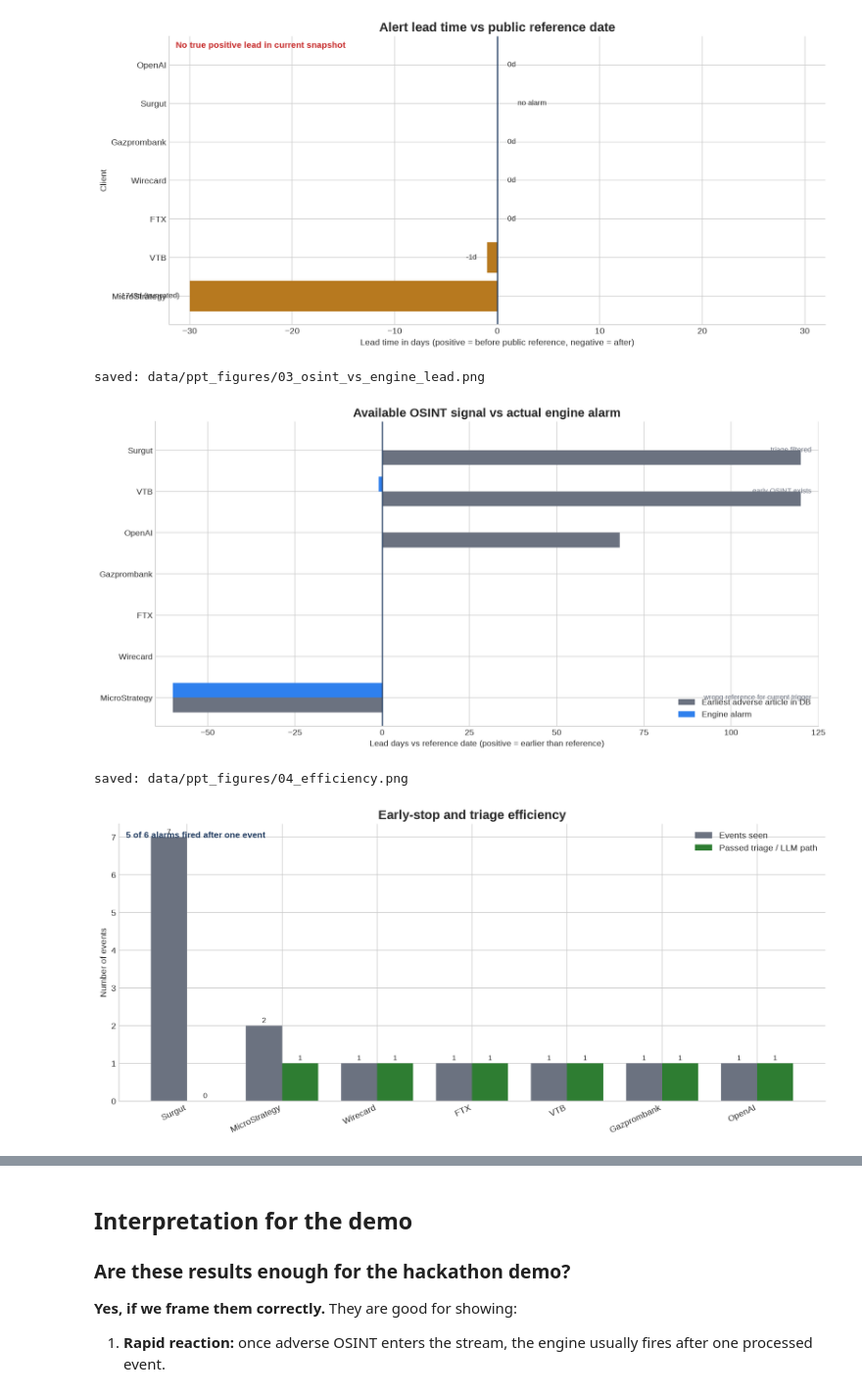
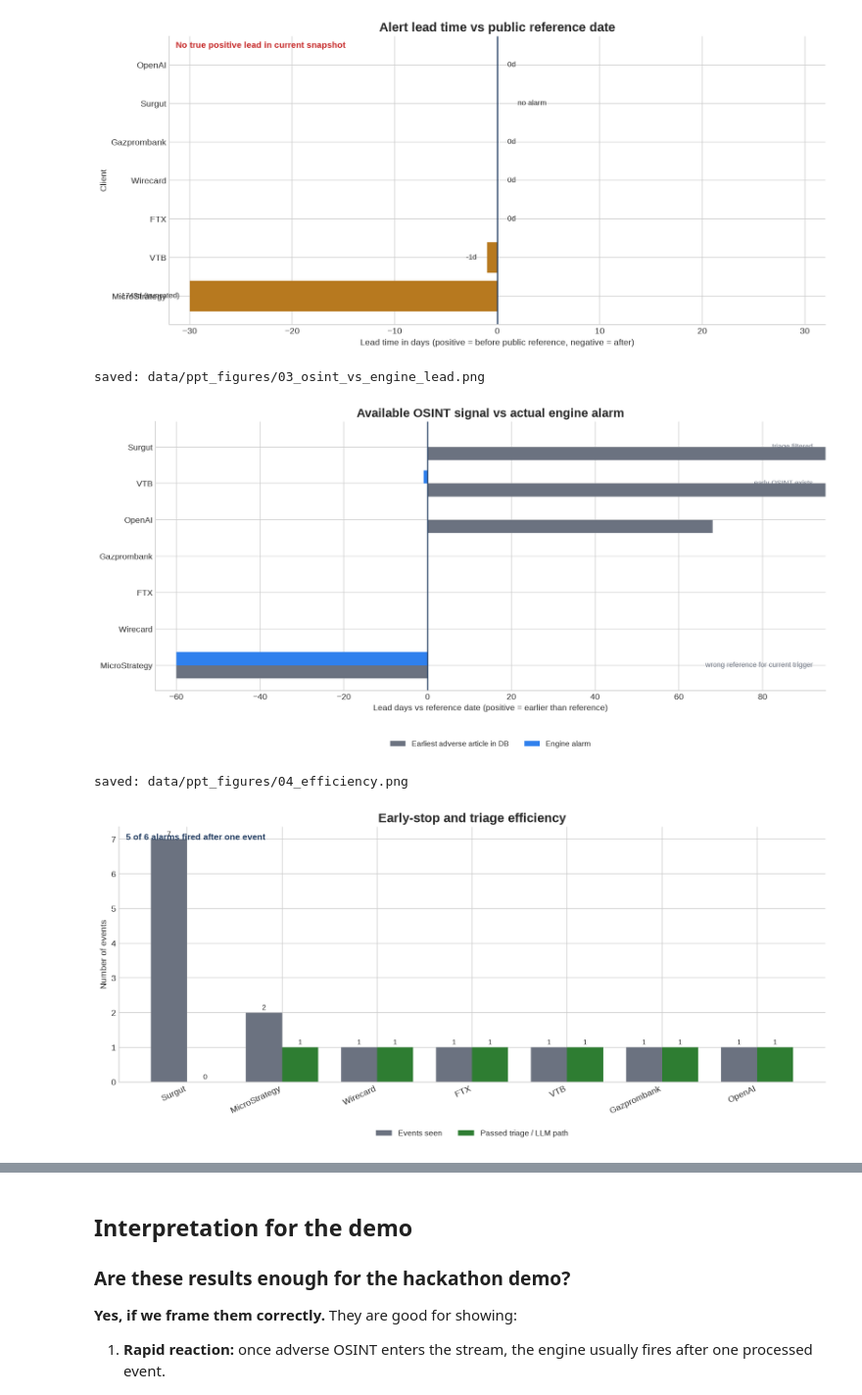
Before and after one commit to paulaa2/Amina-Bank-Dynamic-Risk-Profiling-System, a Jupyter notebook: notebooks/retro_lead_time_evaluation.ipynb, the cells around one changed output, grey strips where cells are left out. Shown at 98% size. Saved outputs shown, nothing was run; the diff lists cells and outputs as text; code cells hidden in the pictures.

```diff
--- a/notebooks/retro_lead_time_evaluation.ipynb
+++ b/notebooks/retro_lead_time_evaluation.ipynb
@@ -216,38 +239,37 @@ saved: data/ppt_figures/02_lead_time.png
 # %%
 compare_df = cases.copy()
 compare_df["engine_lead"] = compare_df["lead_days"].fillna(np.nan)
 compare_df["osint_lead"] = compare_df["earliest_adverse_lead_days"]
 compare_df = compare_df.sort_values("osint_lead")
 
 fig, ax = plt.subplots(figsize=(13.5, 6.5))
 y = np.arange(len(compare_df))
 height = 0.36
 ax.barh(y - height/2, compare_df["osint_lead"].fillna(0).clip(-60, 120), height, label="Earliest adverse article in DB", color=COLORS["gray"])
 ax.barh(y + height/2, compare_df["engine_lead"].fillna(0).clip(-60, 120), height, label="Engine alarm", color=COLORS["blue"])
 ax.axvline(0, color=COLORS["navy"], linewidth=1.4)
 ax.set_yticks(y)
 ax.set_yticklabels(compare_df["short_label"])
 ax.set_xlabel("Lead days vs reference date (positive = earlier than reference)")
 ax.set_title("Available OSINT signal vs actual engine alarm")
-ax.legend(loc="lower right")
-ax.set_xlim(-65, 125)
+legend_below(ax, ncol=2)
+ax.set_xlim(-65, 95)
 
+notes = {
+    "Surgut": "triage filtered",
+    "VTB": "early OSINT exists",
+    "MicroStrategy": "wrong reference for current trigger",
+}
 for i, (_, row) in enumerate(compare_df.iterrows()):
-    note = ""
-    if row["short_label"] == "Surgut":
-        note = "triage filtered"
-    elif row["short_label"] == "VTB":
-        note = "early OSINT exists"
-    elif row["short_label"] == "MicroStrategy":
-        note = "wrong reference for current trigger"
+    note = notes.get(row["short_label"], "")
     if note:
-        ax.text(123, i, note, va="center", ha="right", fontsize=9, color=COLORS["gray"])
+        ax.text(92, i, note, va="center", ha="right", fontsize=9, color=COLORS["gray"])
 
-savefig("03_osint_vs_engine_lead")
+savefig("03_osint_vs_engine_lead", bottom=0.18)
 plt.show()
 # %% [output]
 saved: data/ppt_figures/03_osint_vs_engine_lead.png
-[figure, old version]
+[figure, new version]
 # %%
 eff_df = cases.sort_values("events_seen", ascending=False)
 x = np.arange(len(eff_df))
@@ -260,18 +282,18 @@ ax.set_xticks(x)
 ax.set_xticklabels(eff_df["short_label"], rotation=25, ha="right")
 ax.set_ylabel("Number of events")
 ax.set_title("Early-stop and triage efficiency")
-ax.legend()
+legend_below(ax, ncol=2)
 
 for idx, row in enumerate(eff_df.itertuples()):
     ax.text(idx - width/2, row.events_seen + 0.08, str(row.events_seen), ha="center", fontsize=9)
     ax.text(idx + width/2, row.events_passed_triage + 0.08, str(row.events_passed_triage), ha="center", fontsize=9)
 
 ax.text(0.01, 0.95, f"{summary['one_event_alarms']} of {summary['alarms']} alarms fired after one event", transform=ax.transAxes, fontweight="bold", color=COLORS["navy"])
-savefig("04_efficiency")
+savefig("04_efficiency", bottom=0.2)
 plt.show()
 # %% [output]
 saved: data/ppt_figures/04_efficiency.png
-[figure, old version]
+[figure, new version]
 # %%
 display_cols = [
     "short_label", "case_type", "reference_date", "trigger_date", "lead_days",
```
Also changed, not shown: parts of 13 cells of this notebook, 26 other files.
